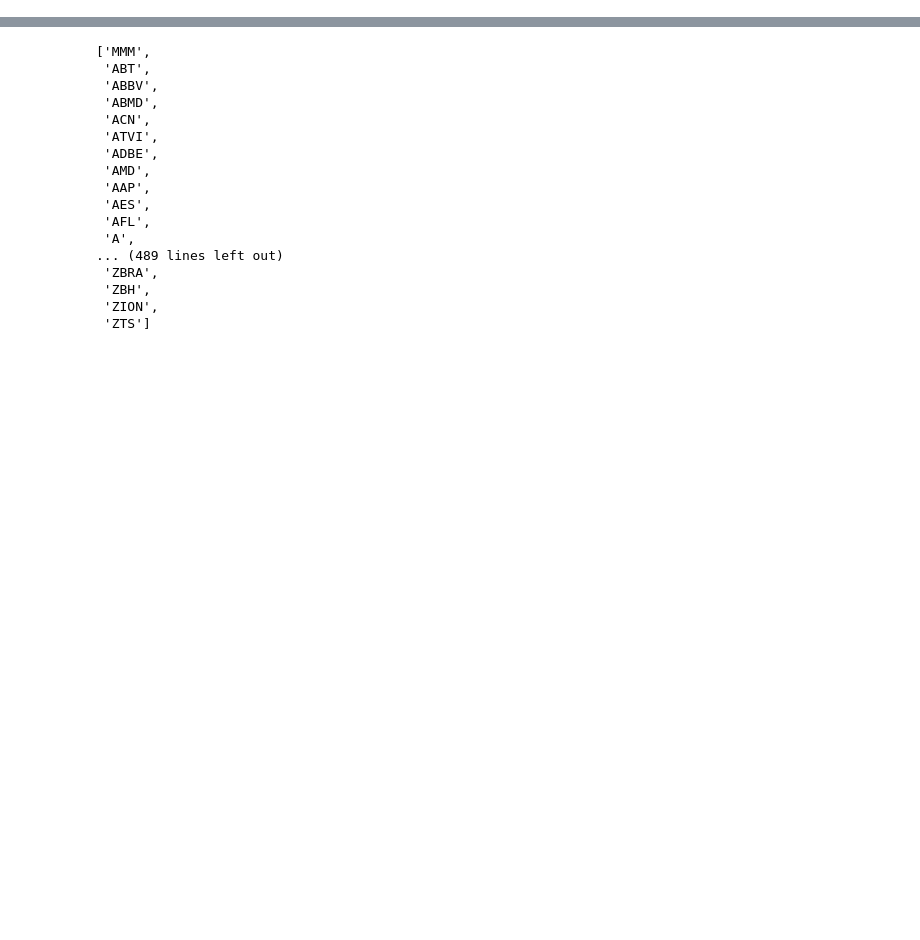
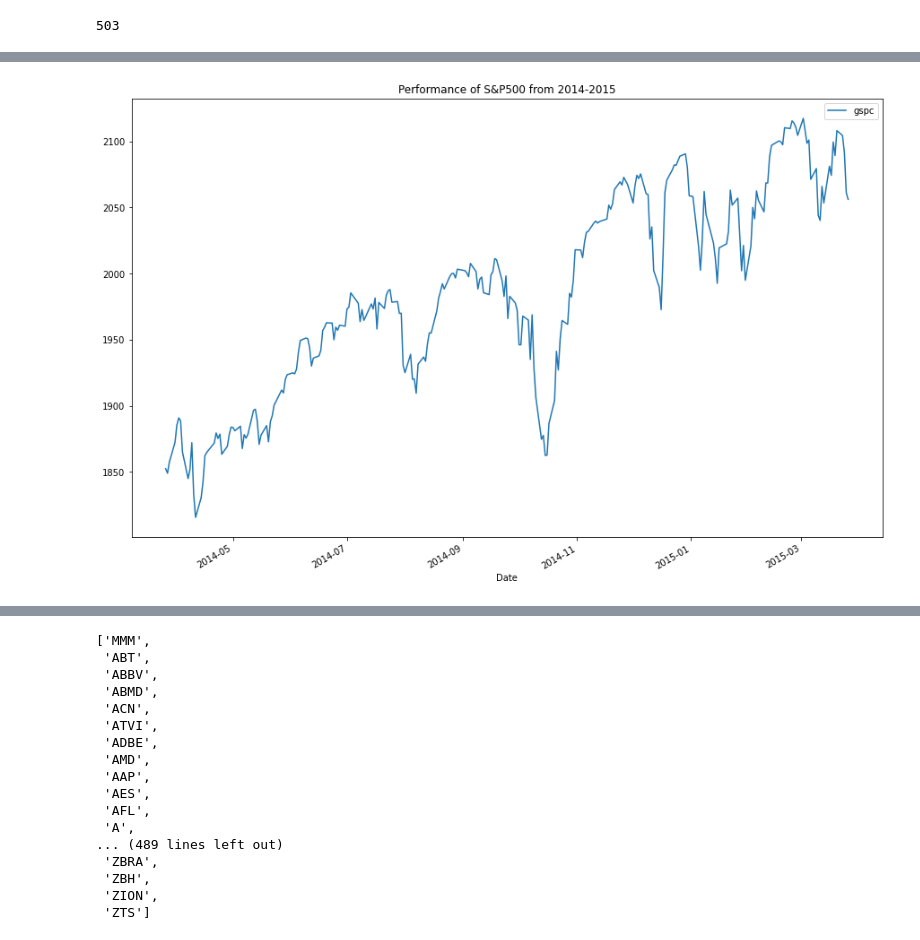
Before and after one commit to CAP4770-group9-project/final-project, a Jupyter notebook: final_notebook.ipynb, the cells around one changed output, grey strips where cells are left out. Drawn from its saved outputs; the diff is of its cells as text; code cells hidden in the pictures; blank space fills up the shorter version.

```diff
--- a/final_notebook.ipynb
+++ b/final_notebook.ipynb
@@ -15,0 +154,12 @@ The stock names can be found by obtaining an array of all the stocks in the S&P
+# %%
+print(len(grouped_day_stocks))
+# %% [output]
+503
+# %%
+#plot performance of the SP500 over training period
+
+!pip install ffn
+import ffn
+prices = ffn.get('^GSPC',start='2014-03-26', end='2015-03-26')
+ax1 = prices.plot(title="Performance of S&P500 from 2014-2015", figsize=(15, 10))
+# %% [output]
@@ -15,0 +183 @@ The stock names can be found by obtaining an array of all the stocks in the S&P
+[figure, added]
```
Also changed, not shown: parts of 129 cells of this notebook.
